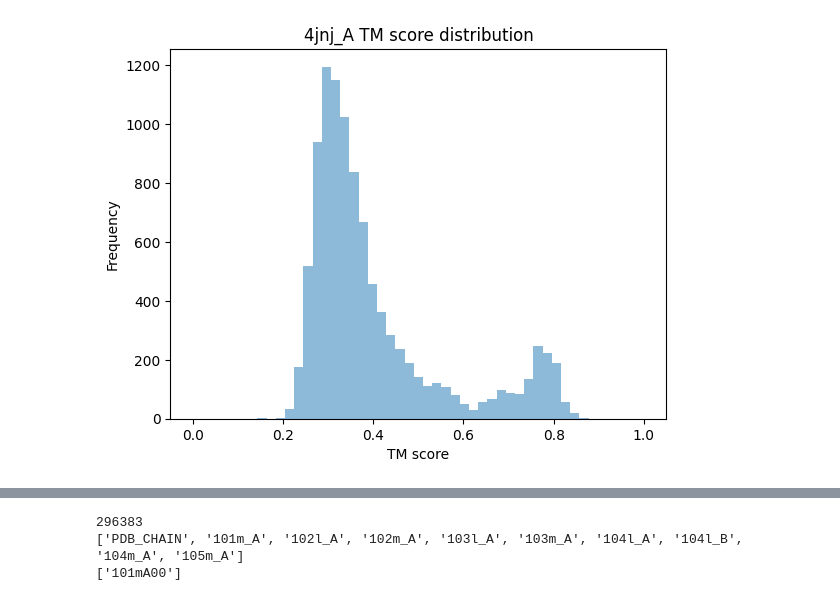
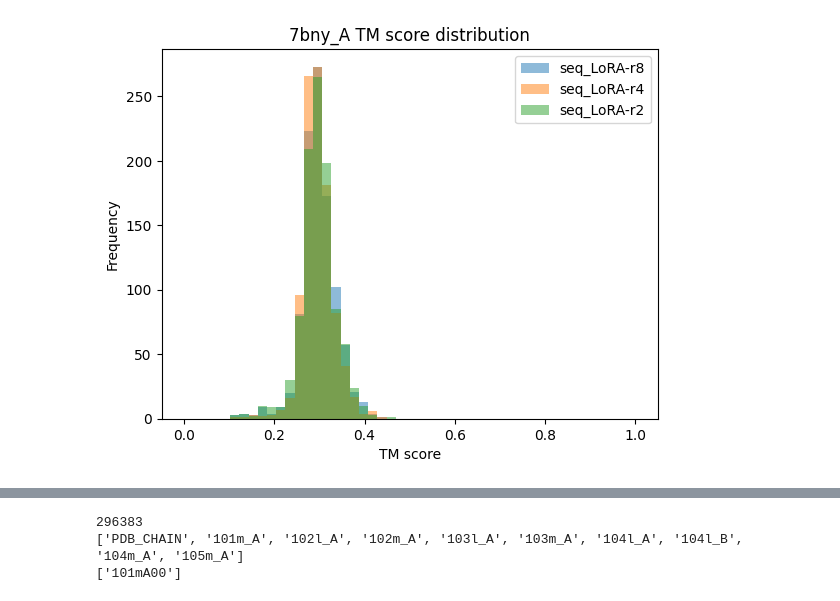
Before and after one commit to Yuwan3154/proteina, a Jupyter notebook: proteina.ipynb, the cells around one changed output, grey strips where cells are left out. Drawn from its saved outputs; the diff is of its cells as text; code cells hidden in the pictures.

```diff
--- a/proteina.ipynb
+++ b/proteina.ipynb
@@ -12,4 +45,4 @@ from matplotlib import pyplot as plt
 # %%
-cath_lora_r8_aln_df = pd.read_csv("/home/jupyter-chenxi/proteina/inference/inference_cond_sampling_21-seq_lora-r8/4jnj_A/aln.tsv", sep="\t")
-cath_aln_df = pd.read_csv("/home/jupyter-chenxi/proteina/inference/inference_cond_sampling_21-seq_lora-r8/4jnj_A/aln.tsv", sep="\t")
-aln_df = pd.read_csv("/home/jupyter-chenxi/proteina/inference/inference_cond_sampling_21-seq_lora-r8/4jnj_A/aln.tsv", sep="\t")
+seq_lora_r8_purge_7bny_aln_df = pd.read_csv("/home/jupyter-chenxi/proteina/inference/inference_seq_cond_sampling_21-seq_lora-r8_purge-7bny/7bny_A/aln.tsv", sep="\t")
+seq_lora_r4_purge_7bny_aln_df = pd.read_csv("/home/jupyter-chenxi/proteina/inference/inference_seq_cond_sampling_21-seq_lora-r4_purge-7bny/7bny_A/aln.tsv", sep="\t")
+seq_lora_r2_purge_7bny_aln_df = pd.read_csv("/home/jupyter-chenxi/proteina/inference/inference_seq_cond_sampling_21-seq_lora-r2_purge-7bny/7bny_A/aln.tsv", sep="\t")
@@ -23,13 +49,14 @@ aln_df = pd.read_csv("/home/jupyter-chenxi/proteina/inference/inference_cond_sam
 # %%
-plt.hist(cath_lora_r8_aln_df["TM1"].to_numpy(), alpha=0.5, bins=np.linspace(0, 1, 50), label="200M_no-tri_CATH_LoRA-r8")
-plt.hist(cath_aln_df["TM1"].to_numpy(), alpha=0.5, bins=np.linspace(0, 1, 50), label="200M_no-tri_CATH")
+plt.hist(seq_lora_r8_purge_7bny_aln_df["TM1"].to_numpy(), alpha=0.5, bins=np.linspace(0, 1, 50), label="seq_LoRA-r8")
+plt.hist(seq_lora_r4_purge_7bny_aln_df["TM1"].to_numpy(), alpha=0.5, bins=np.linspace(0, 1, 50), label="seq_LoRA-r4")
+plt.hist(seq_lora_r2_purge_7bny_aln_df["TM1"].to_numpy(), alpha=0.5, bins=np.linspace(0, 1, 50), label="seq_LoRA-r2")
 plt.xlabel("TM score")
 plt.ylabel("Frequency")
-plt.title("4jnj_A TM score distribution")
+plt.title("7bny_A TM score distribution")
 plt.legend()
 plt.show()
 # %% [output]
-[figure, old version]
+[figure, new version]
 # %%
 split_df = pd.DataFrame(["2.40.128"], columns=["cath_code"])
 split_df.to_csv(f"/home/jupyter-chenxi/proteina/data/pdb_train/test_cath_code.csv", index=False)
```
Also changed, not shown: parts of 6 cells of this notebook, 24 other files.
